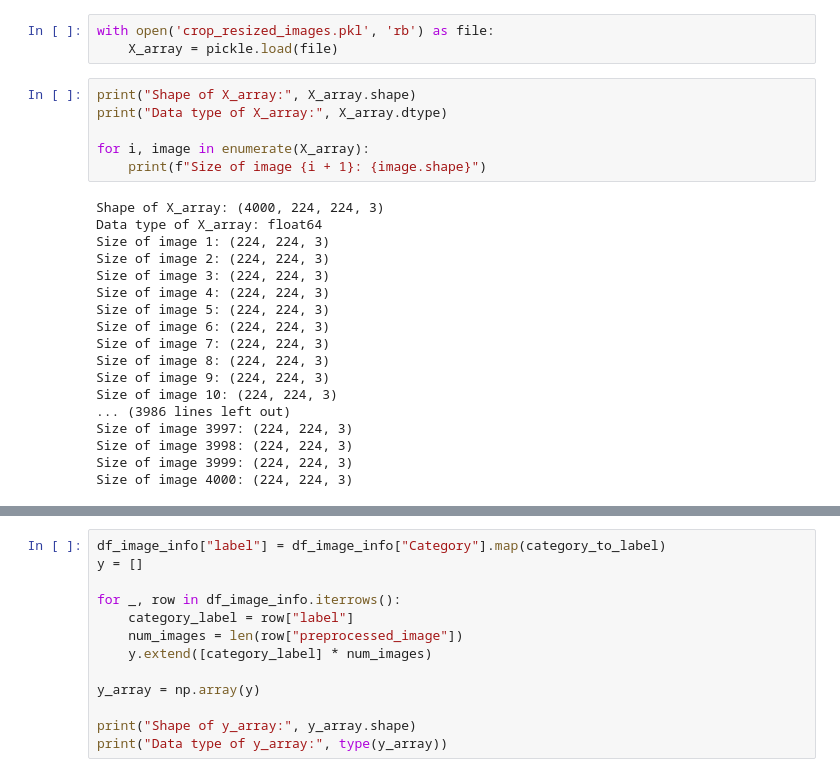
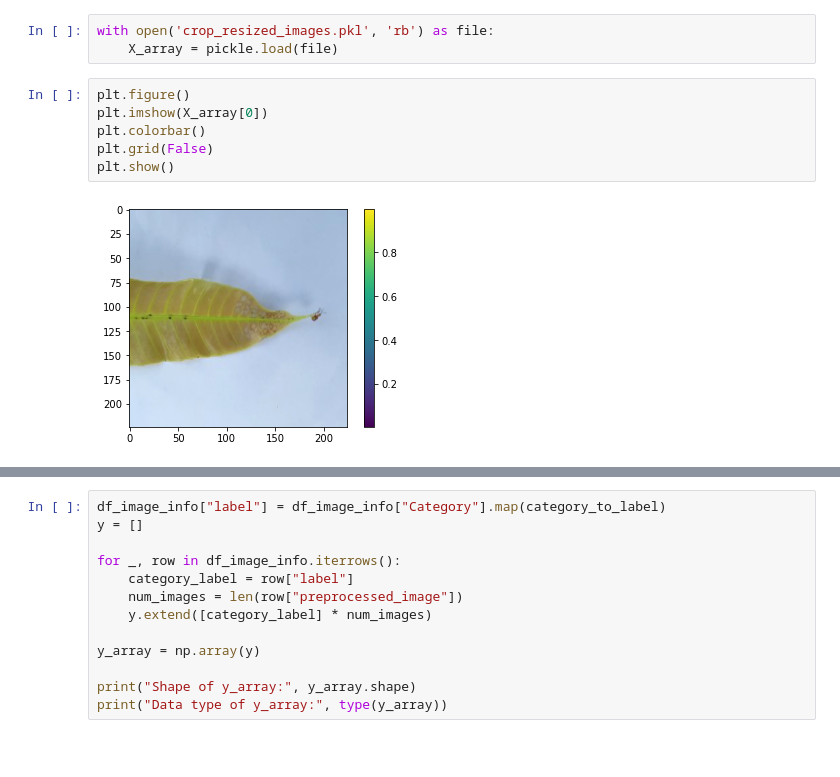
Before and after one commit to SudiWafula/DATA-ANALYTICS-CAPSTONE-PROJECT, a Jupyter notebook: BrianSudi_CapstoneProject.ipynb, the cells around one changed output, grey strips where cells are left out. Drawn from its saved outputs; the diff is of its cells as text; blank space fills up the shorter version.

```diff
--- a/BrianSudi_CapstoneProject.ipynb
+++ b/BrianSudi_CapstoneProject.ipynb
@@ -317,27 +317,11 @@ with open('crop_resized_images.pkl', 'wb') as file:
 # %%
 with open('crop_resized_images.pkl', 'rb') as file:
     X_array = pickle.load(file)
-# %%
-print("Shape of X_array:", X_array.shape)
-print("Data type of X_array:", X_array.dtype)
-
-for i, image in enumerate(X_array):
-    print(f"Size of image {i + 1}: {image.shape}")
-# %% [output]
-Shape of X_array: (4000, 224, 224, 3)
-Data type of X_array: float64
-Size of image 1: (224, 224, 3)
-Size of image 2: (224, 224, 3)
-Size of image 3: (224, 224, 3)
-Size of image 4: (224, 224, 3)
-Size of image 5: (224, 224, 3)
-Size of image 6: (224, 224, 3)
-Size of image 7: (224, 224, 3)
-Size of image 8: (224, 224, 3)
-Size of image 9: (224, 224, 3)
-Size of image 10: (224, 224, 3)
-... (3986 lines left out)
-Size of image 3997: (224, 224, 3)
-Size of image 3998: (224, 224, 3)
-Size of image 3999: (224, 224, 3)
-Size of image 4000: (224, 224, 3)
+# %%
+plt.figure()
+plt.imshow(X_array[0])
+plt.colorbar()
+plt.grid(False)
+plt.show()
+# %% [output]
+[figure, added]
```
Also changed, not shown: parts of 15 cells of this notebook.
